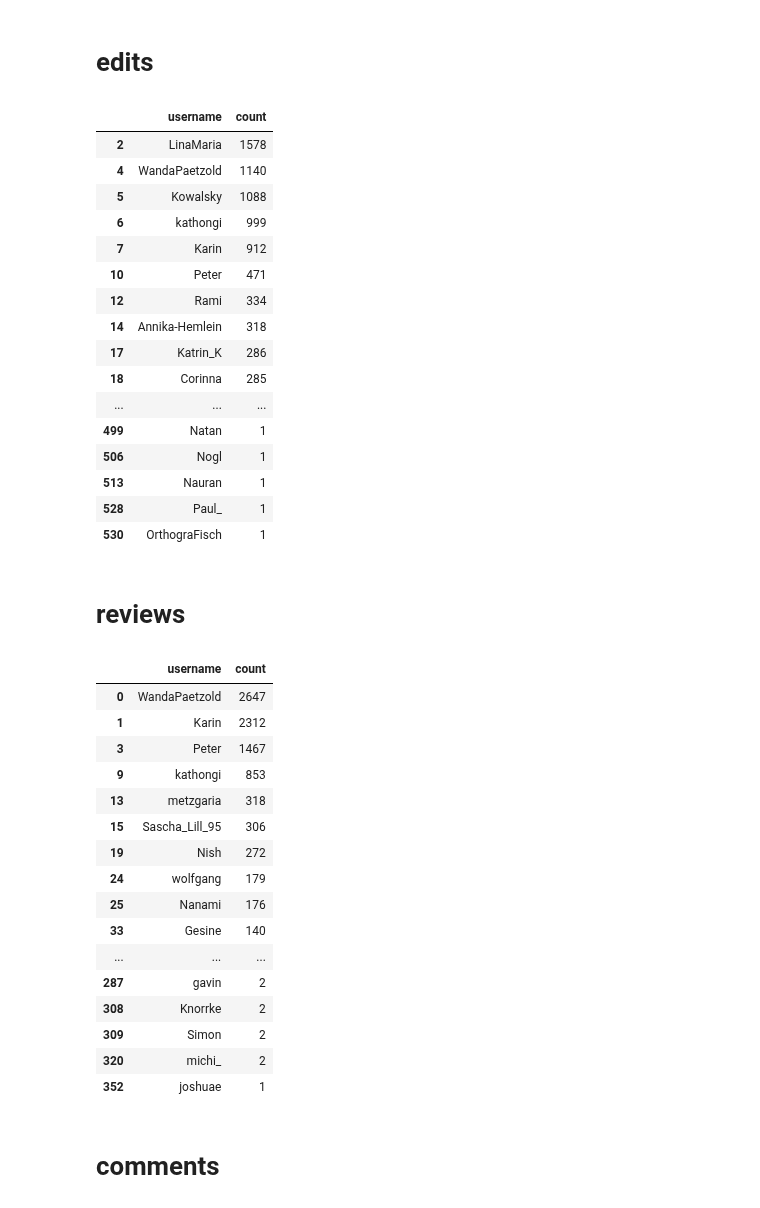
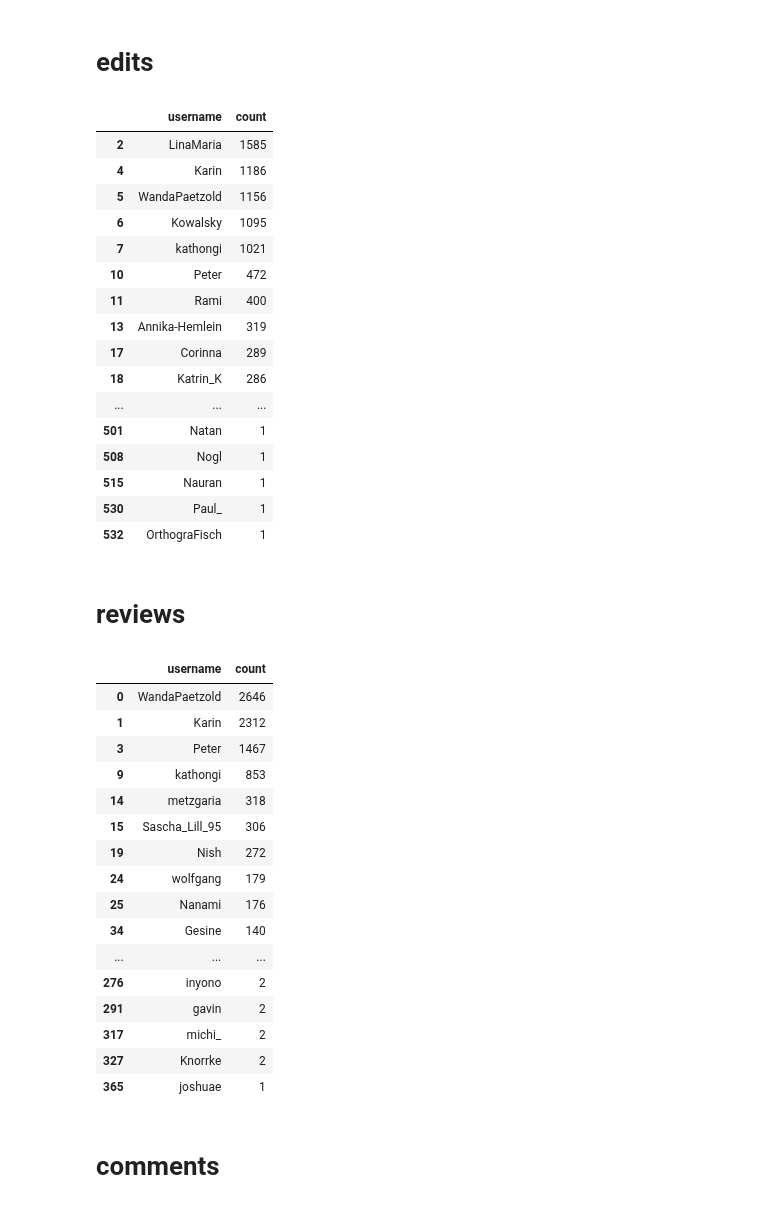
Before and after one commit to kulla/serlo-evaluations, a Jupyter notebook: 2021/2021-12-17 Autorenstatistik für das ganze Jahr.ipynb, the cells around one changed output. Saved outputs shown, nothing was run; the diff lists cells and outputs as text; code cells hidden in the pictures.

```diff
--- a/2021/2021-12-17 Autorenstatistik für das ganze Jahr.ipynb
+++ b/2021/2021-12-17 Autorenstatistik für das ganze Jahr.ipynb
@@ -14,7 +14,7 @@ db = mysql.connector.connect(
 
 d = pd.read_sql("""
     SELECT user.username, event_log.id as count, event_log.actor_id, event_log.date, CASE
-        WHEN event_id = 5 THEN "edits"
+        WHEN event_id in (4,5) THEN "edits"
         WHEN event_id in (6,11) THEN "reviews"
         WHEN event_id in (8,9,14,16) THEN "comments"
         ELSE "taxonomy"
@@ -22,71 +22,71 @@ d = pd.read_sql("""
     FROM event_log
     join user on user.id = event_log.actor_id
     WHERE YEAR(event_log.date) = 2021
-        AND event_log.event_id IN (5,6,11,8,9,14,16,1,2,12,15,17)
+        AND event_log.event_id IN (4,5,6,11,8,9,14,16,1,2,12,15,17)
 """, db)
 
 def delete_consecutive_events(df):
     df.sort_values(["actor_id", "date"], inplace=True)
     df["time_diff_seconds"] = df["date"].diff().map(lambda x: x.total_seconds())
 
     to_delete = (df["time_diff_seconds"] >= 0) & (df["time_diff_seconds"] < 3)
     df.drop(df[to_delete].index, inplace=True)
 
     return df
 
 pd.set_option('display.max_rows', None)
 pd.set_option('display.max_columns', None)
 pd.set_option('display.width', None)
 pd.set_option('display.max_colwidth', None)
 
 d = delete_consecutive_events(d)
 d = d.groupby(["username", "type"]).count()
 d.sort_values(["count"], inplace=True, ascending=False)
 d.reset_index(inplace=True)
 d
 
 for a in ["edits", "reviews", "comments", "taxonomy"]:
     display(Markdown(f"# {a}"))
 
     x = d[d["type"] == a][["username", "count"]]
 
     display(x)
 # %% [output]
 # edits
 |  | username | count |
-| 2 | LinaMaria | 1578 |
-| 4 | WandaPaetzold | 1140 |
-| 5 | Kowalsky | 1088 |
-| 6 | kathongi | 999 |
-| 7 | Karin | 912 |
-| 10 | Peter | 471 |
-| 12 | Rami | 334 |
-| 14 | Annika-Hemlein | 318 |
-| 17 | Katrin_K | 286 |
-| 18 | Corinna | 285 |
+| 2 | LinaMaria | 1585 |
+| 4 | Karin | 1186 |
+| 5 | WandaPaetzold | 1156 |
+| 6 | Kowalsky | 1095 |
+| 7 | kathongi | 1021 |
+| 10 | Peter | 472 |
+| 11 | Rami | 400 |
+| 13 | Annika-Hemlein | 319 |
+| 17 | Corinna | 289 |
+| 18 | Katrin_K | 286 |
 | ... | ... | ... |
-| 499 | Natan | 1 |
-| 506 | Nogl | 1 |
-| 513 | Nauran | 1 |
-| 528 | Paul_ | 1 |
-| 530 | OrthograFisch | 1 |
+| 501 | Natan | 1 |
+| 508 | Nogl | 1 |
+| 515 | Nauran | 1 |
+| 530 | Paul_ | 1 |
+| 532 | OrthograFisch | 1 |
 # reviews
 |  | username | count |
-| 0 | WandaPaetzold | 2647 |
+| 0 | WandaPaetzold | 2646 |
 | 1 | Karin | 2312 |
 | 3 | Peter | 1467 |
 | 9 | kathongi | 853 |
-| 13 | metzgaria | 318 |
+| 14 | metzgaria | 318 |
 | 15 | Sascha_Lill_95 | 306 |
 | 19 | Nish | 272 |
 | 24 | wolfgang | 179 |
 | 25 | Nanami | 176 |
-| 33 | Gesine | 140 |
+| 34 | Gesine | 140 |
 | ... | ... | ... |
-| 287 | gavin | 2 |
-| 308 | Knorrke | 2 |
-| 309 | Simon | 2 |
-| 320 | michi_ | 2 |
-| 352 | joshuae | 1 |
+| 276 | inyono | 2 |
+| 291 | gavin | 2 |
+| 317 | michi_ | 2 |
+| 327 | Knorrke | 2 |
+| 365 | joshuae | 1 |
 # comments
 |  | username | count |
```
Also changed, not shown: parts of 1 cell of this notebook.
